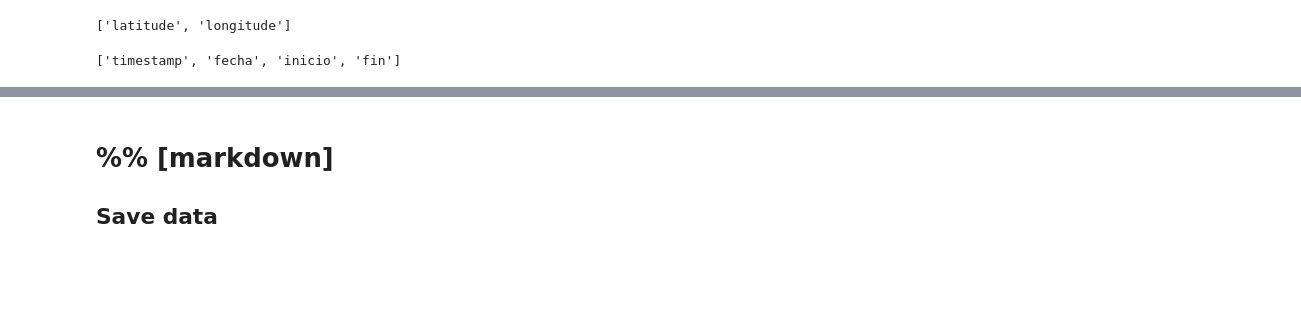
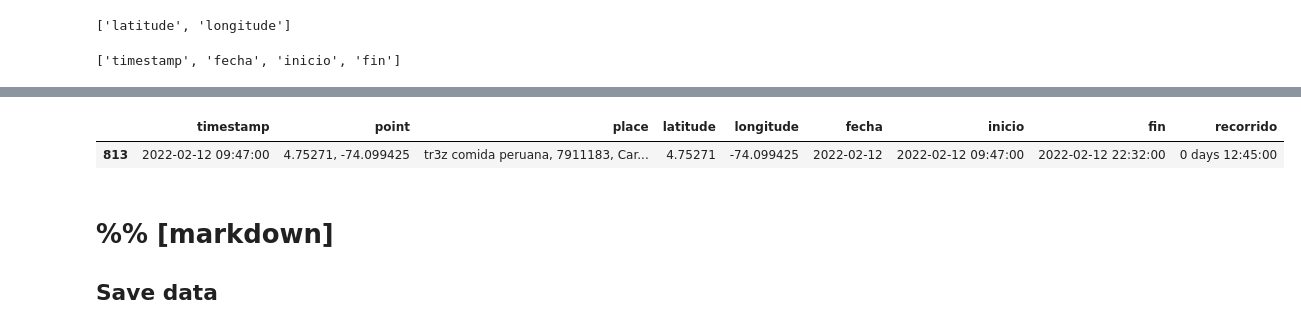
Before and after one commit to DLesmes/groutes_dash, a Jupyter notebook: notebooks/eda.ipynb, the cells around one changed output, grey strips where cells are left out. Cells and saved outputs as stored; diff of their text form; code cells hidden in the pictures; blank space fills up the shorter version.

```diff
--- a/notebooks/eda.ipynb
+++ b/notebooks/eda.ipynb
@@ -263,3 +305,10 @@ df_visits_business_days[object_features_visits_business_days].describe(include='
+# %%
+# %%
+
+df_visits_business_days[df_visits_business_days['fecha'] == '2022-02-12']
+# %% [output]
+|  | timestamp | point | place | latitude | longitude | fecha | inicio | fin | recorrido |
+| 813 | 2022-02-12 09:47:00 | 4.75271, -74.099425 | tr3z comida peruana, 7911183, Car... | 4.75271 | -74.099425 | 2022-02-12 | 2022-02-12 09:47:00 | 2022-02-12 22:32:00 | 0 days 12:45:00 |
 # %% [markdown]
 # %% [markdown]
 
```
Also changed, not shown: parts of 5 cells of this notebook.
